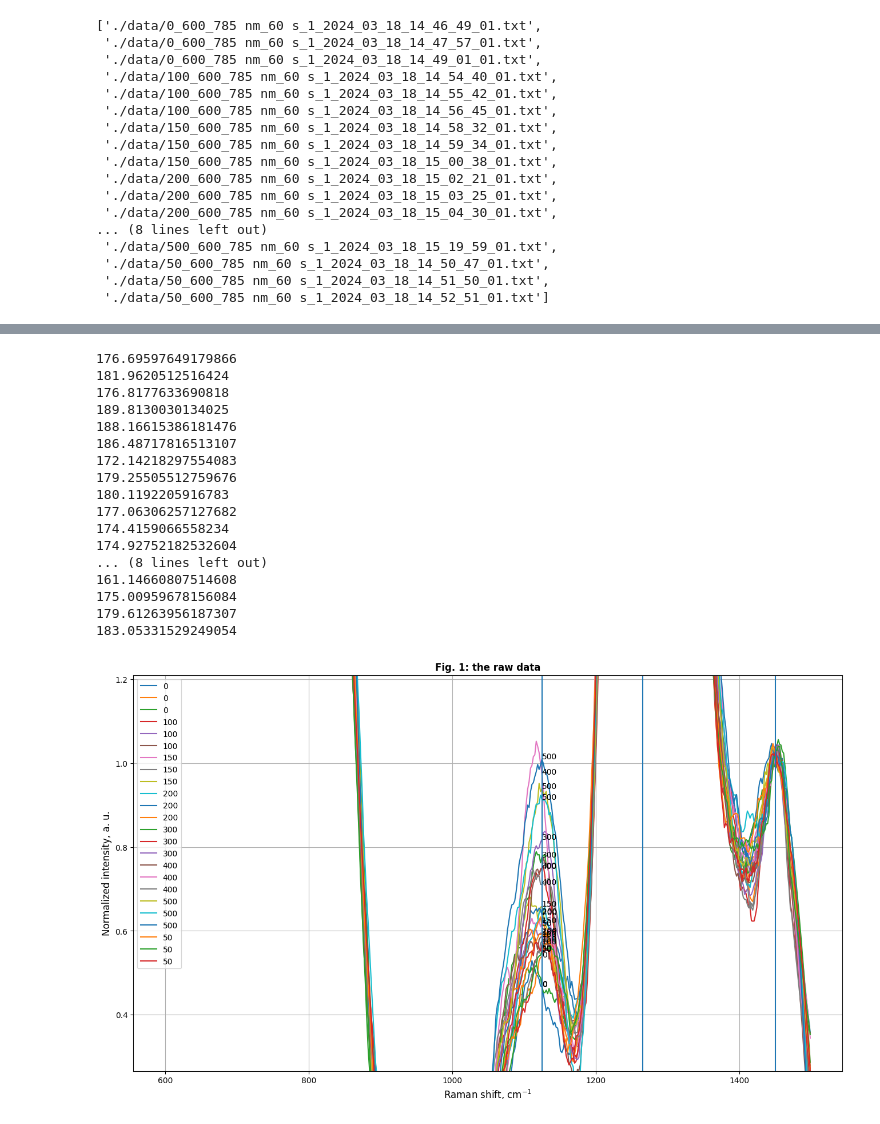
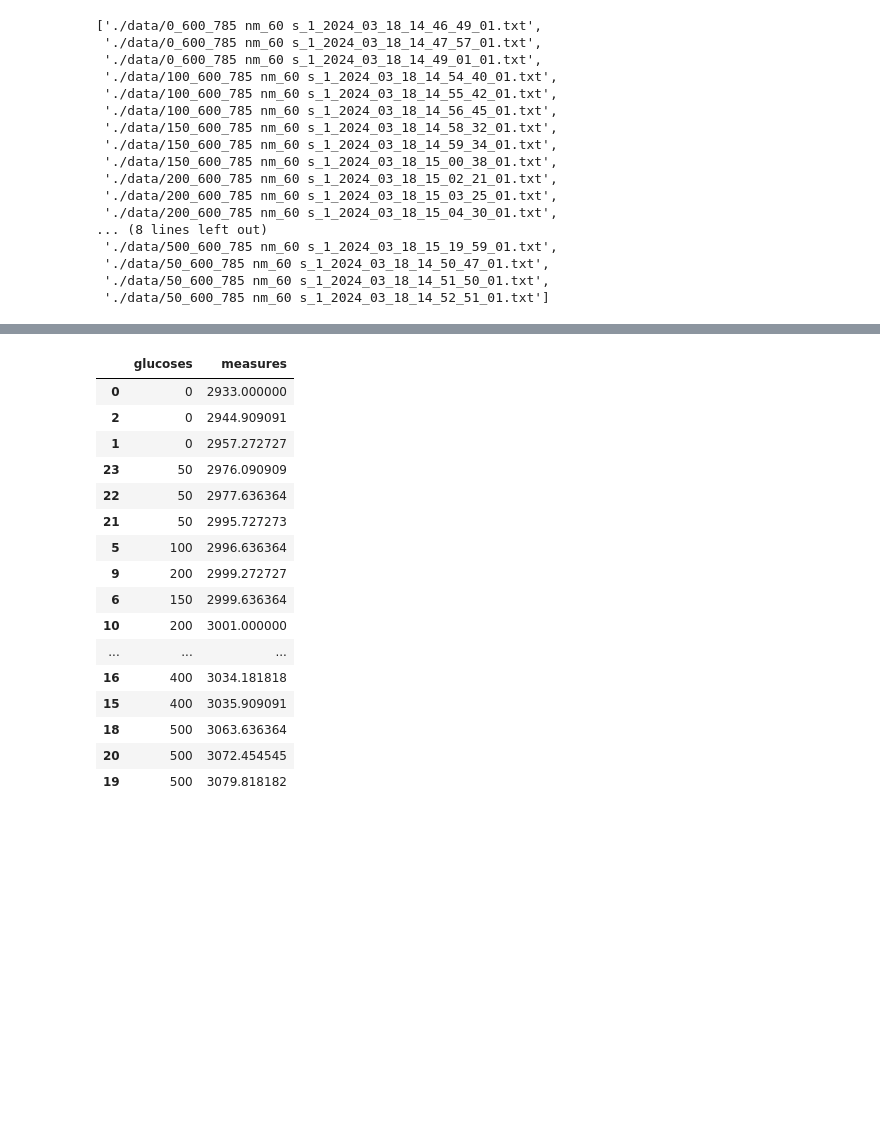
Before and after one commit to fizzyf0xy/Raman, a Jupyter notebook: python/20240318_glucoseWater2/analysis2-single.ipynb, the cells around one changed output, grey strips where cells are left out. Cells and saved outputs as stored; diff of their text form; code cells hidden in the pictures; blank space fills up the shorter version.

```diff
--- a/python/20240318_glucoseWater2/analysis2-single.ipynb
+++ b/python/20240318_glucoseWater2/analysis2-single.ipynb
@@ -128,0 +275,24 @@ for f in files:
+# %%
+data = {
+    "glucoses": glucoses,
+    "measures": measures
+}
+pd.DataFrame(data=data).sort_values("measures")
+# %% [output]
+|  | glucoses | measures |
+| 0 | 0 | 2933.000000 |
+| 2 | 0 | 2944.909091 |
+| 1 | 0 | 2957.272727 |
+| 23 | 50 | 2976.090909 |
+| 22 | 50 | 2977.636364 |
+| 21 | 50 | 2995.727273 |
+| 5 | 100 | 2996.636364 |
+| 9 | 200 | 2999.272727 |
+| 6 | 150 | 2999.636364 |
+| 10 | 200 | 3001.000000 |
+| ... | ... | ... |
+| 16 | 400 | 3034.181818 |
+| 15 | 400 | 3035.909091 |
+| 18 | 500 | 3063.636364 |
+| 20 | 500 | 3072.454545 |
+| 19 | 500 | 3079.818182 |
@@ -143,11 +379,12 @@ for glucose,spectrum in zip(glucoses, spectrums):
     y = spectrum[:,1].copy()
     # We did not detect any spike
     y = despike(y, window_size=10)
-    y, baseline = baseline_als(y, lam=lam, p=p)
+    # y, baseline = baseline_als(y, lam=lam, p=p)
+    y, base_als = rp.baseline(x, y, roi2, 'als', lam=10**7, p=0.001)
     # y, base_poly = rp.baseline(x, y, roi1, 'rubberband', polynomial_order=2)
     # y, base_poly = rp.baseline(x, y, roi2, 'rubberband', polynomial_order=2)
     # # print(y[:,0].shape)
-    y = savgol_filter(y.copy(), window_length=30, polyorder=2, deriv=0)
+    y = savgol_filter(y[:,0].copy(), window_length=30, polyorder=2, deriv=0)
     y_1450 = y[(x > 1440) & (x < 1460)].mean()
     print(y_1450)
     y = y/y_1450
@@ -174,22 +411,3 @@ ax.set_ylim(ymin=ymin_1125-0.2, ymax=ymax_1125+0.2)
 ax.grid()
 ax.legend()
 plt.show()
-# %% [output]
-176.69597649179866
-181.9620512516424
-176.8177633690818
-189.8130030134025
-188.16615386181476
-186.48717816513107
-172.14218297554083
-179.25505512759676
-180.1192205916783
-177.06306257127682
-174.4159066558234
-174.92752182532604
-... (8 lines left out)
-161.14660807514608
-175.00959678156084
-179.61263956187307
-183.05331529249054
-[figure, removed]
```
Also changed, not shown: parts of 9 cells of this notebook, 2 other files.
